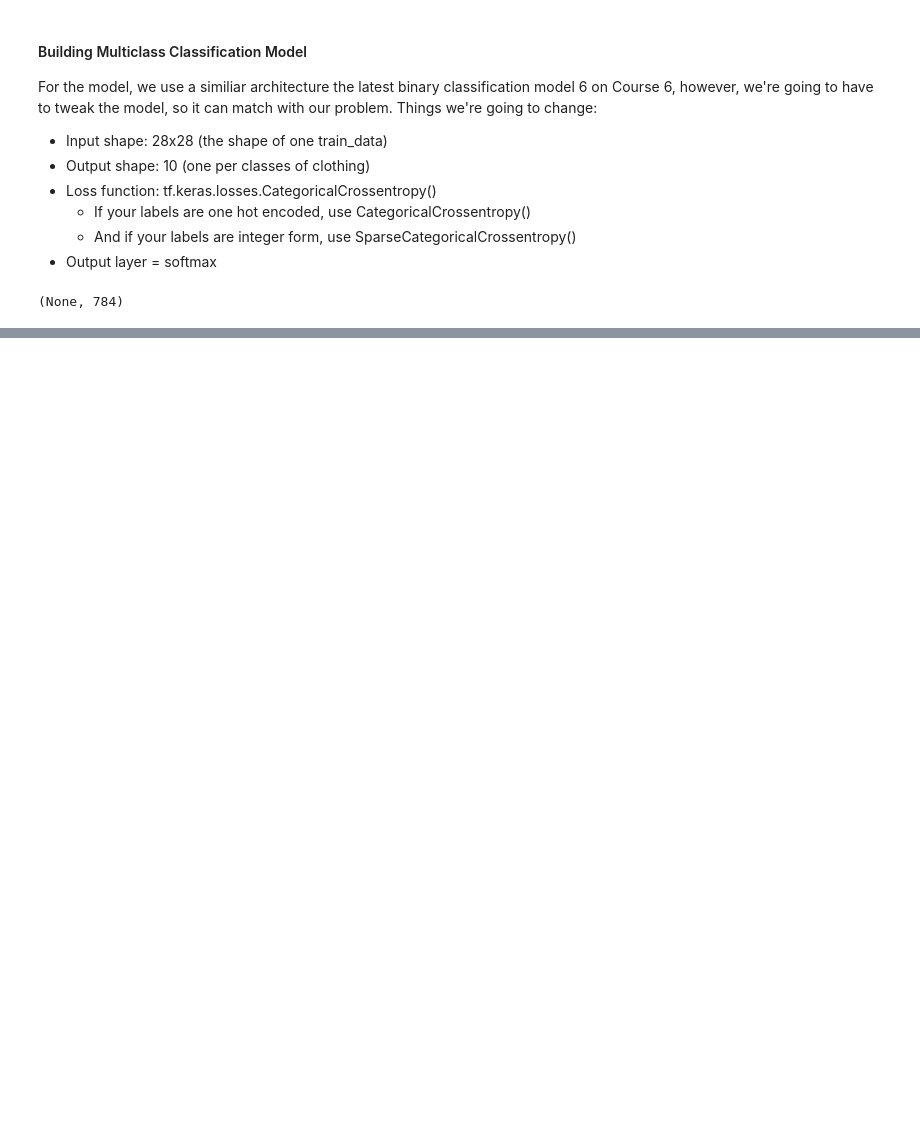
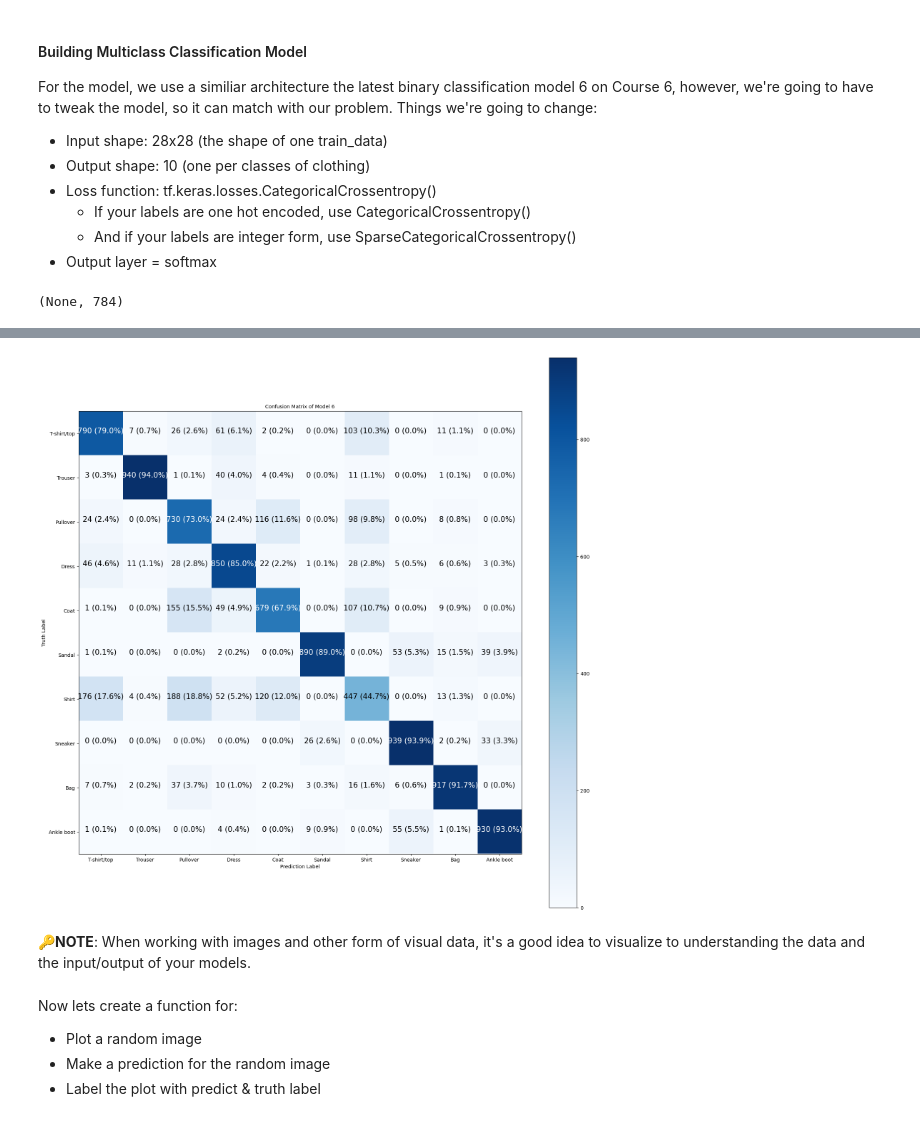
Before and after one commit to DiandraRifqiM/A-Journey-with-TensorFlow, a Jupyter notebook: Course 7/NNMultiClass.ipynb, the cells around one changed output, grey strips where cells are left out. Cells and saved outputs as stored; diff of their text form; code cells hidden in the pictures; blank space fills up the shorter version.

```diff
--- a/Course 7/NNMultiClass.ipynb
+++ b/Course 7/NNMultiClass.ipynb
@@ -138,0 +252,20 @@ Model: "sequential_5"
+# %%
+# Random set seed
+tf.random.set_seed(42)
+
+# Create model
+model_4 = tf.keras.Sequential([
+    tf.keras.layers.Flatten(input_shape=(28,28)),
+    tf.keras.layers.Dense(4, activation="relu"),
+    tf.keras.layers.Dense(4, activation="relu"),
+    tf.keras.layers.Dense(10, activation="softmax")
+])
+
+# Model complie
+model_4.compile(loss=tf.keras.losses.SparseCategoricalCrossentropy(),
+                optimizer=tf.keras.optimizers.Adam(learning_rate=0.001),
+                metrics=["accuracy"])
+
+# Fit model
+hist_4 = model_4.fit(train_data_norm, train_labels,
+            epochs=20, validation_data=(test_data_norm, test_labels))
@@ -138,0 +358,6 @@ Model: "sequential_5"
+# %%
+# Make some predcition with our model
+y_probs = model_4.predict(test_data_norm)
+
+# First 5 pred data
+y_probs[:5]
@@ -138,0 +389,6 @@ Model: "sequential_5"
+# %%
+# Convert all predicitons into integers
+y_preds = y_probs.argmax(axis=1)
+
+# First 10 predictions
+y_preds[:10]
@@ -138,0 +406,13 @@ Model: "sequential_5"
+# %%
+# Plot confusion matrix for the first 10 predictions data
+plot_confusion_matrix(y_true=test_labels, y_pred=tf.round(y_preds), classes=class_name,
+                      figsize=(20,20), text_size=10)
+# %% [output]
+[figure, added]
+# %% [markdown]
+🔑**NOTE**: When working with images and other form of visual data, it's a good idea to visualize to understanding the data and the input/output of your models.
+# %% [markdown]
+Now lets create a function for:
+- Plot a random image
+- Make a prediction for the random image
+- Label the plot with predict & truth label
```
Also changed, not shown: parts of 32 cells of this notebook, 1 other file.
